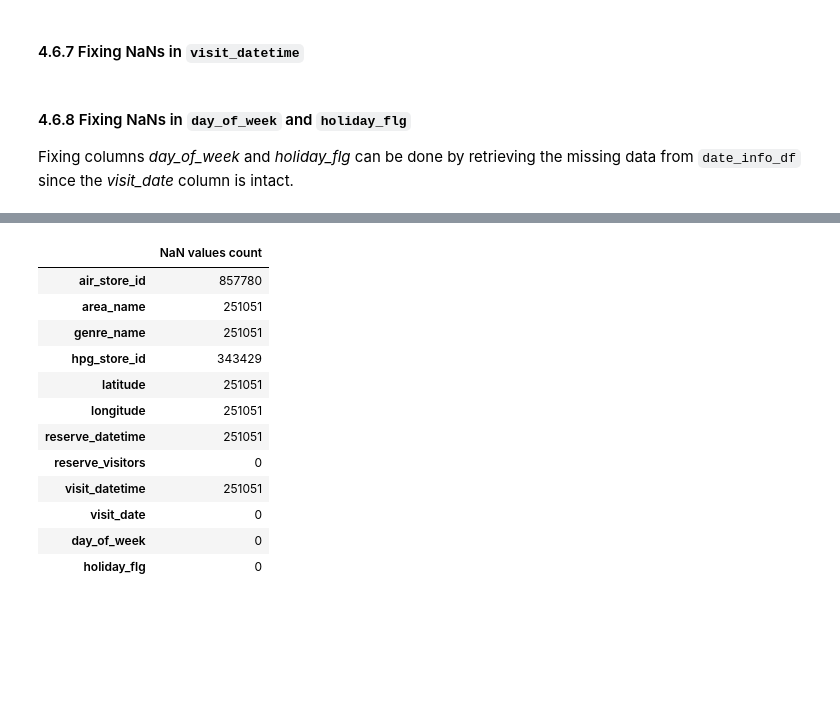
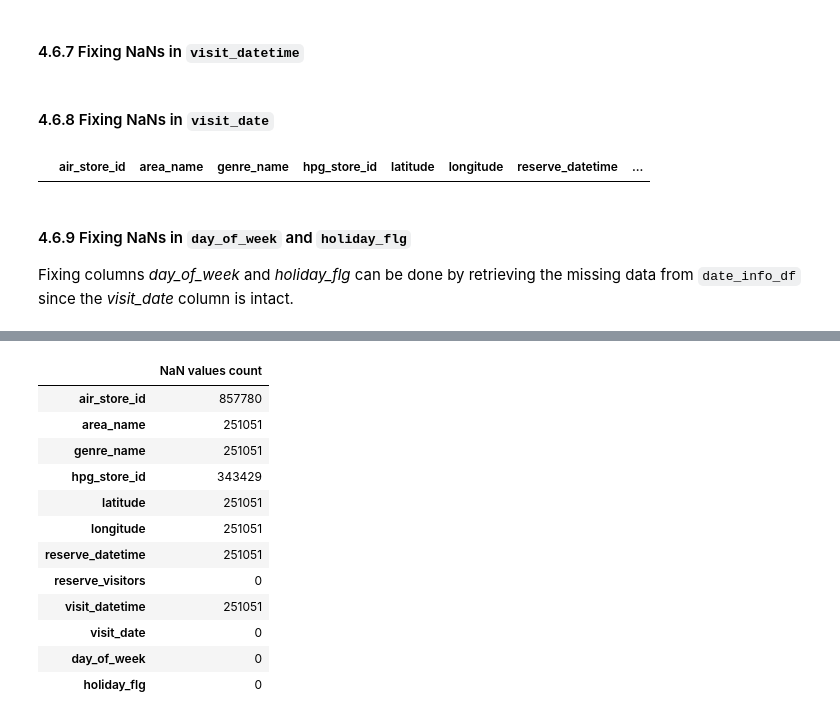
Before and after one commit to karlphillip/DataScience, a Jupyter notebook: Project1/1_data_wrangling.ipynb, the cells around one changed output, grey strips where cells are left out. Cells and saved outputs as stored; diff of their text form; code cells hidden in the pictures; blank space fills up the shorter version.

```diff
--- a/Project1/1_data_wrangling.ipynb
+++ b/Project1/1_data_wrangling.ipynb
@@ -572,8 +572,17 @@ display(nan_count_df)
 #### 4.6.7 Fixing NaNs in `visit_datetime`
 # %%
 # TODO: can we make up the time and retrieve the data from visit_date?
+# %% [markdown]
+#### 4.6.8 Fixing NaNs in `visit_date`
+# %%
+# visit_date has inconsistent formats: some values are '2016-01-01 00:00:00' and others are just '2017-03-17'
+merged_df["visit_date"] = pd.to_datetime(merged_df["visit_date"], format='%Y-%m-%d', errors='coerce')
+display(merged_df[merged_df.visit_date.isnull()].head())   # after coerce, check for bad dates:
+merged_df['visit_date'] = merged_df['visit_date'].dt.date  # convert datetime to date
+# %% [output]
+|  | air_store_id | area_name | genre_name | hpg_store_id | latitude | longitude | reserve_datetime | ... |
 # %% [markdown]
-#### 4.6.8 Fixing NaNs in `day_of_week` and `holiday_flg`
+#### 4.6.9 Fixing NaNs in `day_of_week` and `holiday_flg`
 Fixing columns *day_of_week* and *holiday_flg* can be done by retrieving the missing data from `date_info_df` since the *visit_date* column is intact.
 # %%
 ### My first solution got me to research a faster alternative: I talked about this on Stackoverflow:
```
Also changed, not shown: parts of 10 cells of this notebook.
